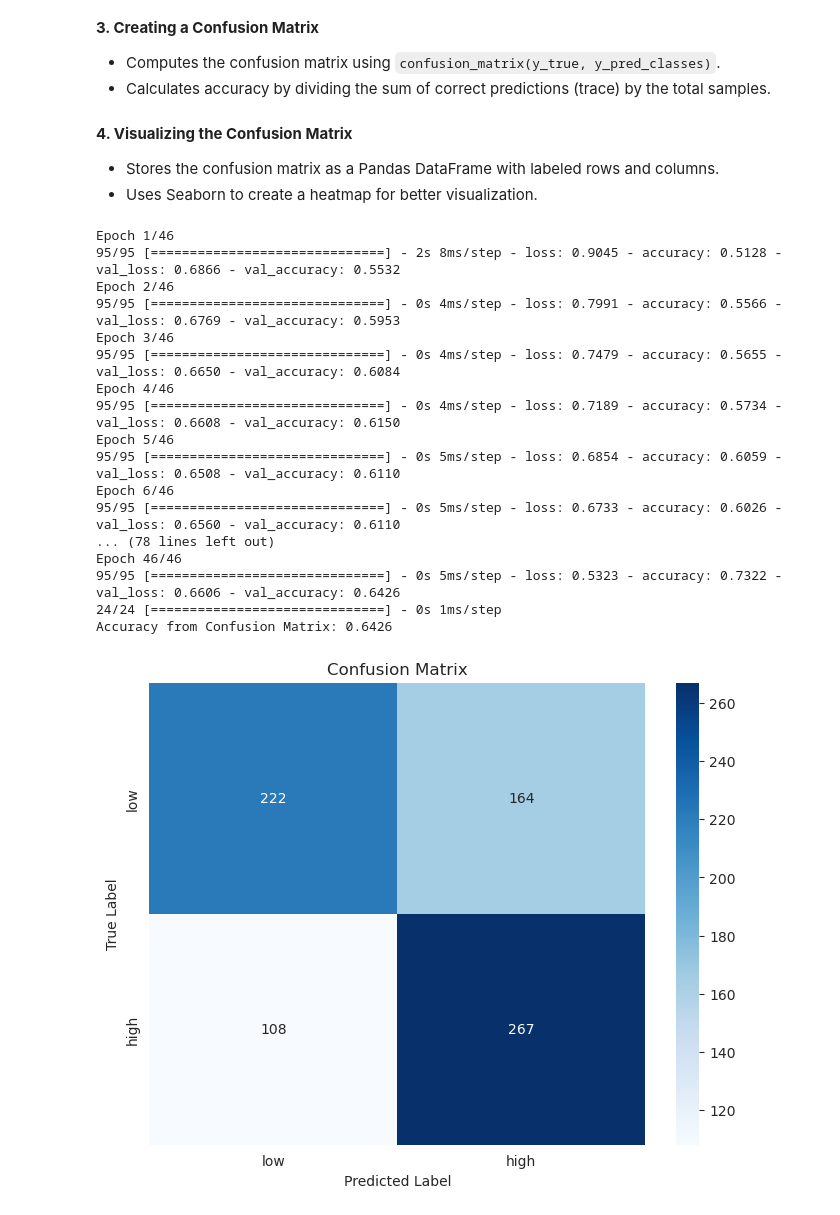
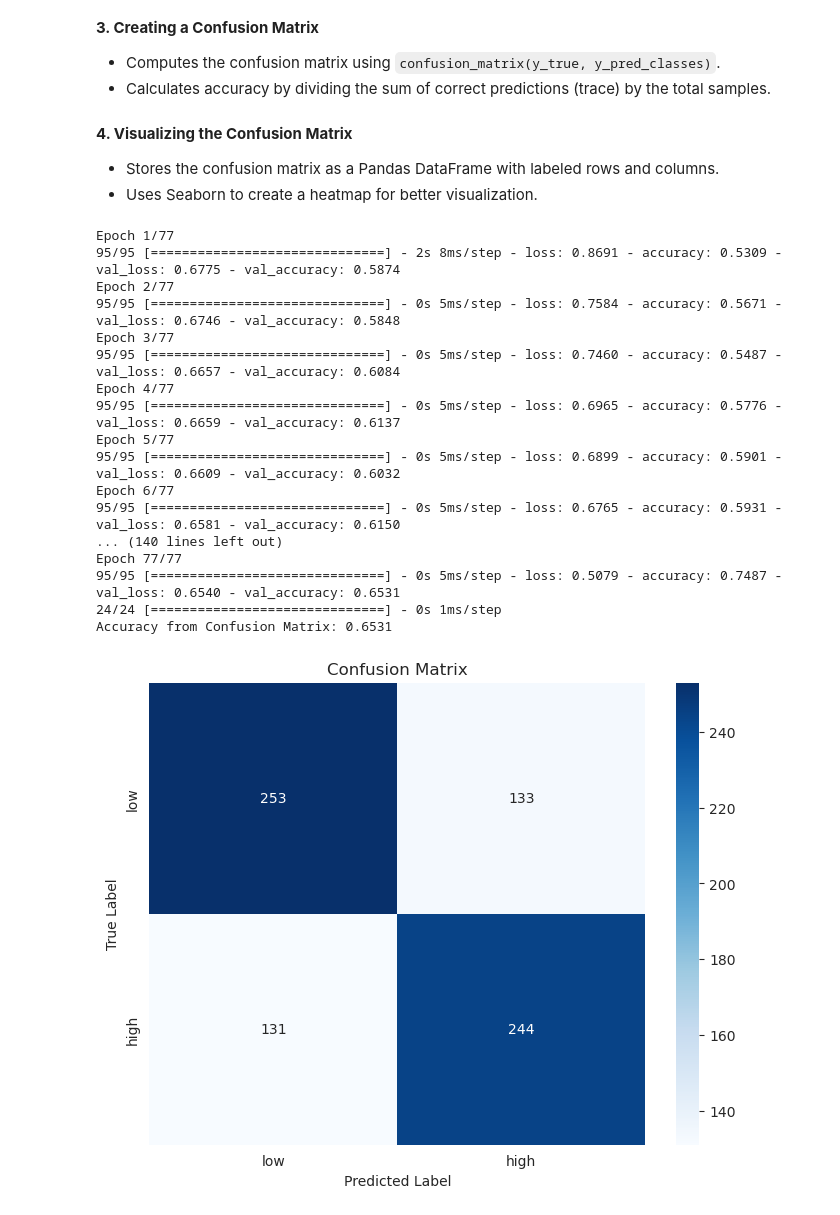
Before and after one commit to ladalar/beata, a Jupyter notebook: music_popularity.ipynb, the cells around one changed output. Cells and saved outputs as stored; diff of their text form; code cells hidden in the pictures.

```diff
--- a/music_popularity.ipynb
+++ b/music_popularity.ipynb
@@ -360,0 +392,42 @@ Total elapsed time: 00h 24m 53s
+# %%
+import numpy as np
+from sklearn.inspection import permutation_importance
+
+# Get the best hyperparameters and build the best model
+best_hps = tuner.get_best_hyperparameters(num_trials=1)[0]
+model = build_model(best_hps)
+
+# Train the model before computing feature importance
+model.fit(
+    [X_seq_train, X_nonseq_train],  # Providing both sequential and non-sequential data
+    y_train,
+    epochs=10,
+    batch_size=32,
+    verbose=0
+)
+
+# Flatten the sequential data (convert from 3D to 2D)
+X_seq_test_flat = X_seq_test.reshape(X_seq_test.shape[0], -1)  # Shape: (761, 20)
+X_test_combined = np.hstack([X_seq_test_flat, X_nonseq_test])  # Combine with non-seq data
+
+# Define a scoring function compatible with permutation_importance
+def custom_scoring(estimator, X, y):
+    """Compute accuracy score for permutation importance."""
+    preds = estimator.predict([X[:, :X_seq_test.shape[1]], X[:, X_seq_test.shape[1]:]])  # Correctly split inputs
+    preds = np.argmax(preds, axis=1)  # Convert probabilities to class labels
+    y_true = np.argmax(y, axis=1)  # Convert one-hot labels to class labels
+    return np.mean(preds == y_true)  # Compute accuracy
+
+# Ensure that you provide both inputs when using the model for permutation importance
+result = permutation_importance(
+    estimator=model,
+    X=X_test_combined,  # Now correctly passing the combined data as 2D
+    y=y_test,
+    scoring=custom_scoring,  # Now correctly takes (estimator, X, y)
+    n_repeats=5,
+    random_state=42
+)
+
+# Extract feature importances
+feature_importances = result.importances_mean
+print("Feature Importances:", feature_importances)
@@ -671,7 +780,7 @@ model = build_model(best_hps)  # Rebuild the model to start fresh (this doesn't
 # Fit the model from scratch
 history = model.fit(
     [X_seq_train, X_nonseq_train], y_train,
-    epochs=46,  # You can still train for 100 epochs, if needed
+    epochs=77,  # You can still train for 100 epochs, if needed
     batch_size=32,
     validation_data=([X_seq_test, X_nonseq_test], y_test),
 )
@@ -680,47 +789,47 @@ history = model.fit(
 # Make predictions using the model at the best epoch
 y_pred = model.predict([X_seq_test, X_nonseq_test])
 y_pred_classes = np.argmax(y_pred, axis=1)  # Convert predicted probabilities to class labels
 
 # Generate the true labels (in case they're one-hot encoded)
 y_true = np.argmax(y_test, axis=1)  # Convert true labels to class indices if they are one-hot encoded
 
 # Generate the confusion matrix
 cm = confusion_matrix(y_true, y_pred_classes)
 
 # Calculate accuracy from the confusion matrix
 accuracy_from_cm = np.trace(cm) / np.sum(cm)  # Trace is the sum of the diagonal (correct predictions), sum is the total samples
 
 # Print the accuracy from the confusion matrix
 print(f"Accuracy from Confusion Matrix: {accuracy_from_cm:.4f}")
 
 # Store confusion matrix results in a DataFrame
 cm_df = pd.DataFrame(cm, columns=['low', 'high'], index=['low', 'high'])
 
 # Plot the confusion matrix
 plt.figure(figsize=(8, 6))
 sns.heatmap(cm_df, annot=True, fmt='d', cmap='Blues')
 plt.title('Confusion Matrix')
 plt.xlabel('Predicted Label')
 plt.ylabel('True Label')
 
 # Show the plot
 plt.show()
 # %% [output]
-Epoch 1/46
-95/95 [==============================] - 2s 8ms/step - loss: 0.9045 - accuracy: 0.5128 - val_loss: 0.6866 - val_accuracy: 0.5532
-Epoch 2/46
-95/95 [==============================] - 0s 4ms/step - loss: 0.7991 - accuracy: 0.5566 - val_loss: 0.6769 - val_accuracy: 0.5953
-Epoch 3/46
-95/95 [==============================] - 0s 4ms/step - loss: 0.7479 - accuracy: 0.5655 - val_loss: 0.6650 - val_accuracy: 0.6084
-Epoch 4/46
-95/95 [==============================] - 0s 4ms/step - loss: 0.7189 - accuracy: 0.5734 - val_loss: 0.6608 - val_accuracy: 0.6150
-Epoch 5/46
-95/95 [==============================] - 0s 5ms/step - loss: 0.6854 - accuracy: 0.6059 - val_loss: 0.6508 - val_accuracy: 0.6110
-Epoch 6/46
-95/95 [==============================] - 0s 5ms/step - loss: 0.6733 - accuracy: 0.6026 - val_loss: 0.6560 - val_accuracy: 0.6110
-... (78 lines left out)
-Epoch 46/46
-95/95 [==============================] - 0s 5ms/step - loss: 0.5323 - accuracy: 0.7322 - val_loss: 0.6606 - val_accuracy: 0.6426
+Epoch 1/77
+95/95 [==============================] - 2s 8ms/step - loss: 0.8691 - accuracy: 0.5309 - val_loss: 0.6775 - val_accuracy: 0.5874
+Epoch 2/77
+95/95 [==============================] - 0s 5ms/step - loss: 0.7584 - accuracy: 0.5671 - val_loss: 0.6746 - val_accuracy: 0.5848
+Epoch 3/77
+95/95 [==============================] - 0s 5ms/step - loss: 0.7460 - accuracy: 0.5487 - val_loss: 0.6657 - val_accuracy: 0.6084
+Epoch 4/77
+95/95 [==============================] - 0s 5ms/step - loss: 0.6965 - accuracy: 0.5776 - val_loss: 0.6659 - val_accuracy: 0.6137
+Epoch 5/77
+95/95 [==============================] - 0s 5ms/step - loss: 0.6899 - accuracy: 0.5901 - val_loss: 0.6609 - val_accuracy: 0.6032
+Epoch 6/77
+95/95 [==============================] - 0s 5ms/step - loss: 0.6765 - accuracy: 0.5931 - val_loss: 0.6581 - val_accuracy: 0.6150
+... (140 lines left out)
+Epoch 77/77
+95/95 [==============================] - 0s 5ms/step - loss: 0.5079 - accuracy: 0.7487 - val_loss: 0.6540 - val_accuracy: 0.6531
 24/24 [==============================] - 0s 1ms/step
-Accuracy from Confusion Matrix: 0.6426
+Accuracy from Confusion Matrix: 0.6531
-[figure, old version]
+[figure, new version]
```
Also changed, not shown: parts of 15 cells of this notebook.
